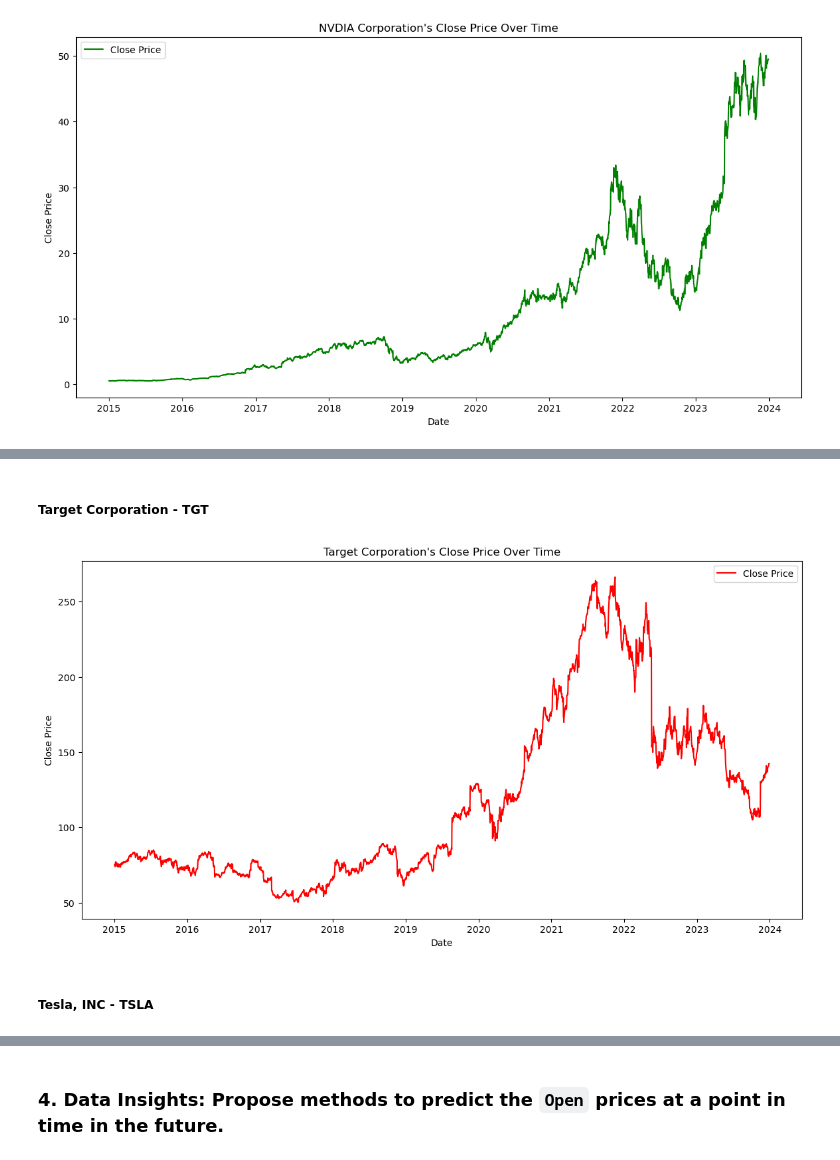
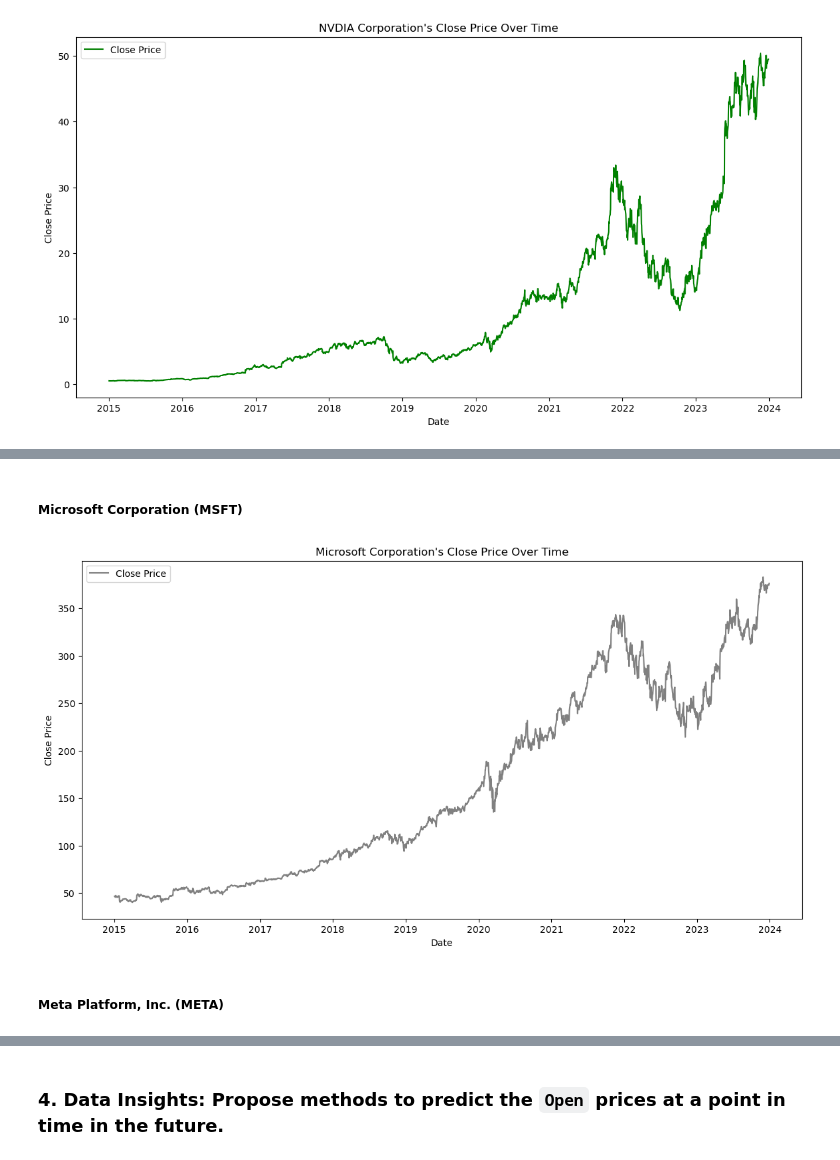
Before and after one commit to ndrhmdk/midterm, a Jupyter notebook: midterm.ipynb, the cells around one changed output, grey strips where cells are left out. Saved outputs shown, nothing was run; the diff lists cells and outputs as text; code cells hidden in the pictures.

```diff
--- a/midterm.ipynb
+++ b/midterm.ipynb
@@ -58,9 +71,8 @@ nvda_df.head()
 # %%
-# Target Corporation - TGT
-tgt_df = yf.download('TGT', start='2015-01-01', end='2024-01-01')
-tgt_df.columns = tgt_df.columns.droplevel('Ticker')
-tgt_df = tgt_df.reset_index()
-tgt_df.head()
+msft_df = yf.download('MSFT', start='2015-01-01', end='2024-01-01')
+msft_df.columns = msft_df.columns.droplevel('Ticker')
+msft_df = msft_df.reset_index()
+msft_df.head()
 # %% [output]
 [*********************100%***********************]  1 of 1 completed
 | Price | Date | Adj Close | Close | High | Low | Open | Volume |
@@ -217,5 +224,5 @@ nvda_df.head()
 # %%
-tgt_df['Return'] = tgt_df['Close'].pct_change()
-tgt_df.head()
+msft_df['Return'] = msft_df['Close'].pct_change()
+msft_df.head()
 # %% [output]
 | Price | Date | Adj Close | Close | High | Low | Open | Volume | Return |
@@ -428,16 +435,16 @@ plt.show();
 # %% [markdown]
-##### **Target Corporation - TGT**
+##### **Microsoft Corporation (MSFT)**
 # %%
 plt.figure(figsize=(14, 7))
-plt.plot(tgt_df['Date'], tgt_df['Close'], label='Close Price', color='red')
-plt.title('Target Corporation\'s Close Price Over Time')
+plt.plot(msft_df['Date'], msft_df['Close'], label='Close Price', color='gray')
+plt.title('Microsoft Corporation\'s Close Price Over Time')
 plt.xlabel('Date')
 plt.ylabel('Close Price')
 plt.legend()
 plt.show();
 # %% [output]
-[figure, old version]
+[figure, new version]
-# %% [markdown]
-##### **Tesla, INC - TSLA**
+# %% [markdown]
+##### **Meta Platform, Inc. (META)**
 # %%
 plt.figure(figsize=(14, 7))
```
Also changed, not shown: parts of 52 cells of this notebook.
